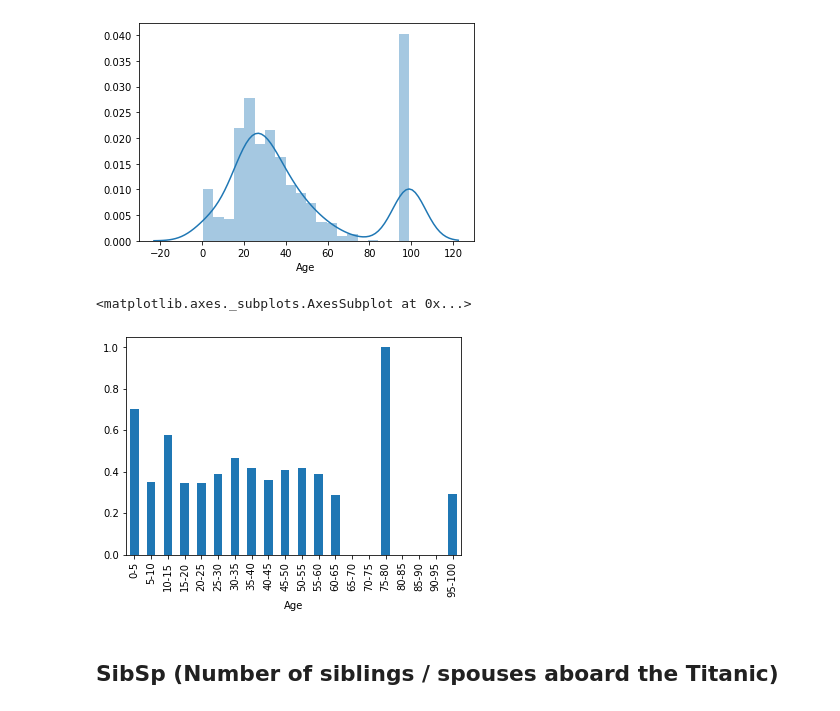
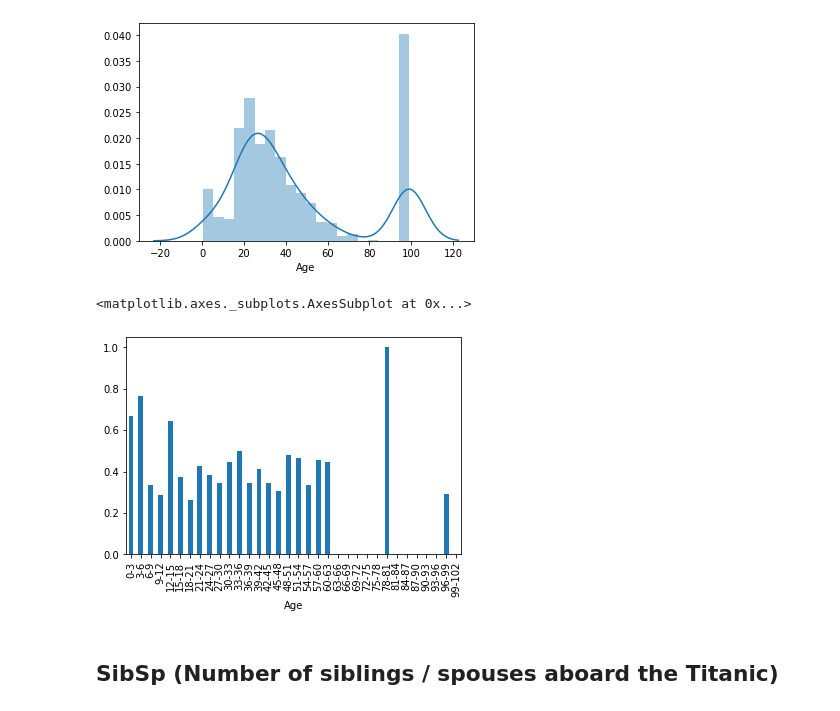
Before and after one commit to predora005/kaggle-practice, a Jupyter notebook: titanic/titanic.ipynb, the cells around one changed output. Drawn from its saved outputs; the diff is of its cells as text; code cells hidden in the pictures.

```diff
--- a/titanic/titanic.ipynb
+++ b/titanic/titanic.ipynb
@@ -171,16 +171,17 @@ sns.distplot(age_filled_data['Age'], bins=20)
 [figure]
 # %%
 # Binning ages every 5 years
-age_bins_list = [-1] + list(range(5, 101, 5))
-age_bins_label = [ "{0}-{1}".format(age, age + 5) for age in list(range(0, 100, 5)) ]
+bin_age = 3
+age_bins_list = [-1] + list(range(bin_age, 103, bin_age))
+age_bins_label = [ "{0}-{1}".format(age, age + bin_age) for age in list(range(0, 100,bin_age)) ]
 age_bins = pd.cut(age_filled_data['Age'],  bins=age_bins_list, labels=age_bins_label)
 
 # Group by age and calculate average
 age_grouped_data = age_filled_data.groupby(age_bins).mean()
 age_grouped_data['Survived'].plot(kind='bar')
 # %% [output]
 <matplotlib.axes._subplots.AxesSubplot at 0x...>
-[figure, old version]
+[figure, new version]
 # %%
 #left = age_grouped_data.index
 #height = age_grouped_data['Survived']
```
Also changed, not shown: parts of 25 cells of this notebook.
